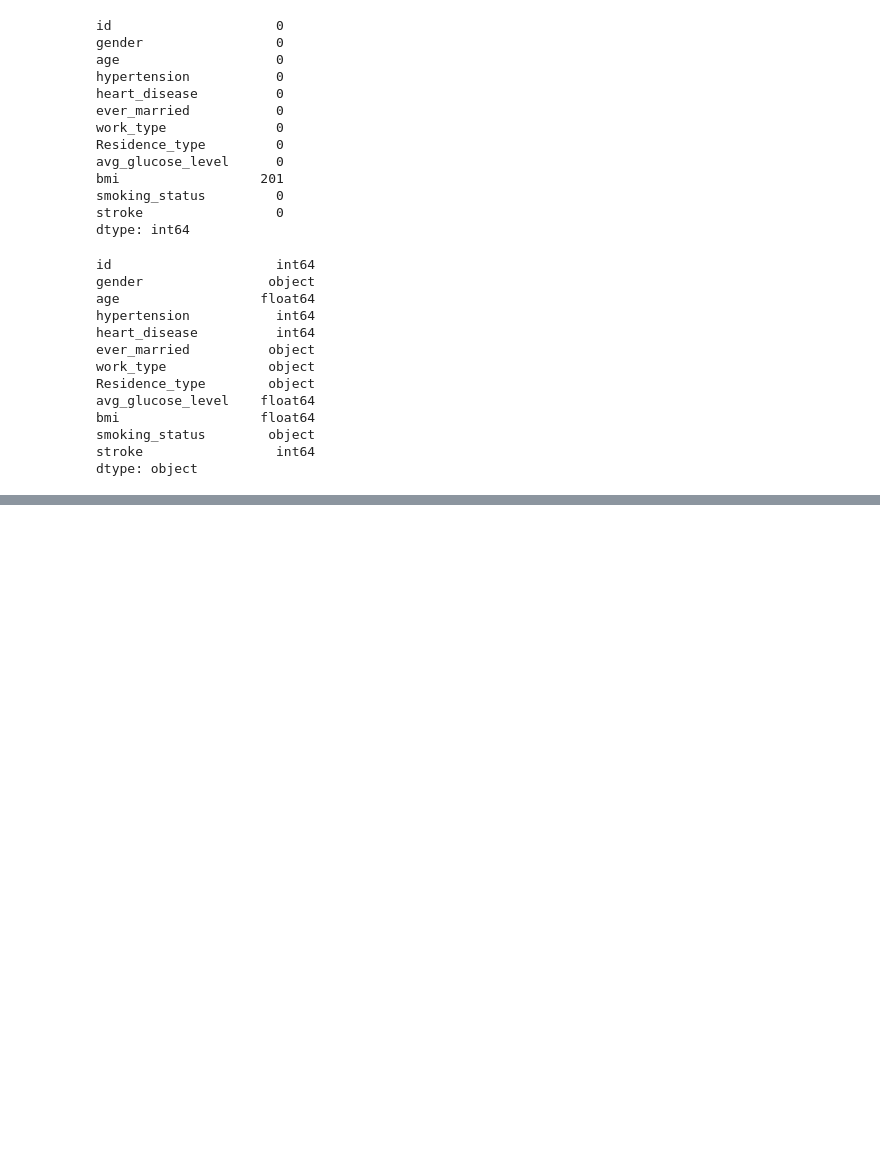
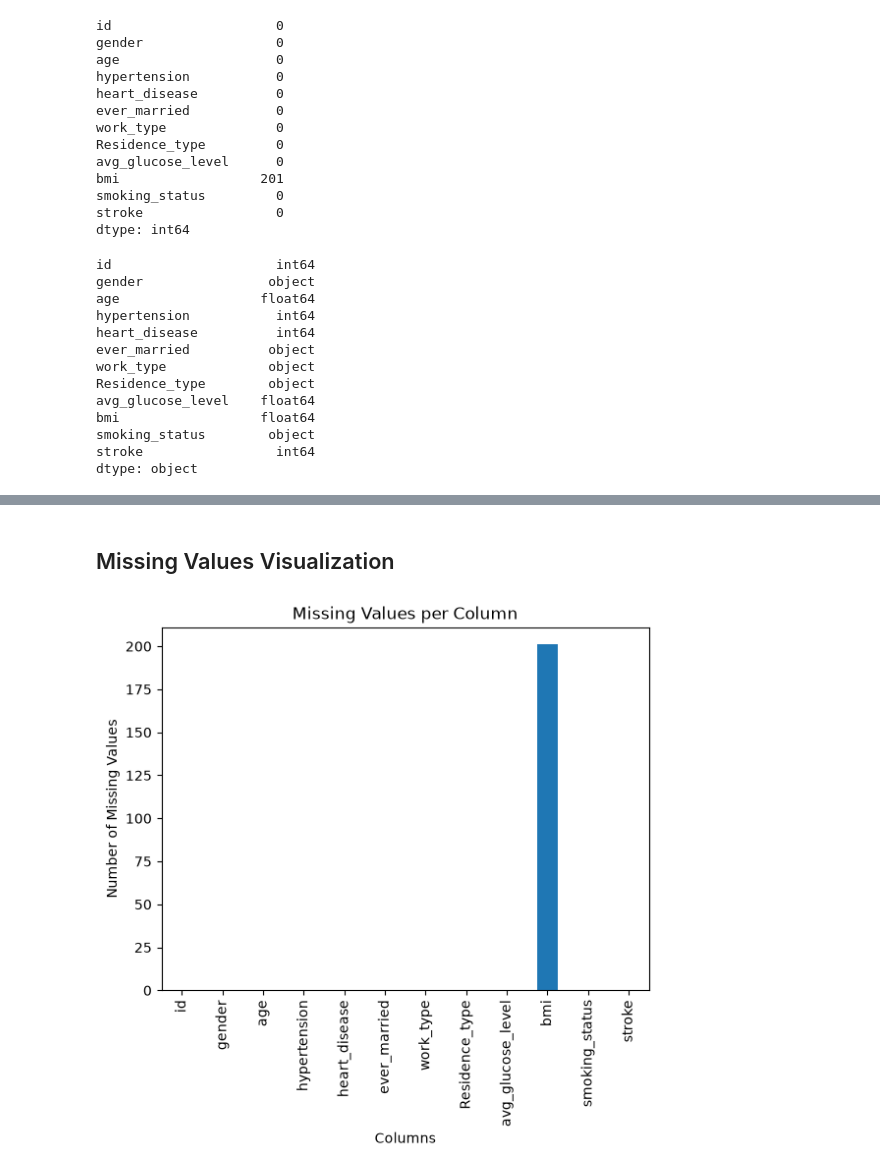
Before and after one commit to variksoo211/synthetic-healthcare-data-generation, a Jupyter notebook: notebooks/01_eda.ipynb, the cells around one changed output, grey strips where cells are left out. Saved outputs shown, nothing was run; the diff lists cells and outputs as text; code cells hidden in the pictures; blank space fills up the shorter version.

```diff
--- a/notebooks/01_eda.ipynb
+++ b/notebooks/01_eda.ipynb
@@ -81,0 +98,4 @@ dtype: object
+# %%
+missing = df.isnull().sum()
+
+missing
@@ -81,0 +116,12 @@ dtype: object
+# %% [markdown]
+## Missing Values Visualization
+# %%
+missing.plot(kind="bar")
+
+plt.title("Missing Values per Column")
+plt.xlabel("Columns")
+plt.ylabel("Number of Missing Values")
+plt.savefig("../figures/missing_values.png", dpi=300, bbox_inches="tight")
+plt.show()
+# %% [output]
+[figure, added]
```
Also changed, not shown: parts of 34 cells of this notebook, 8 other files.
